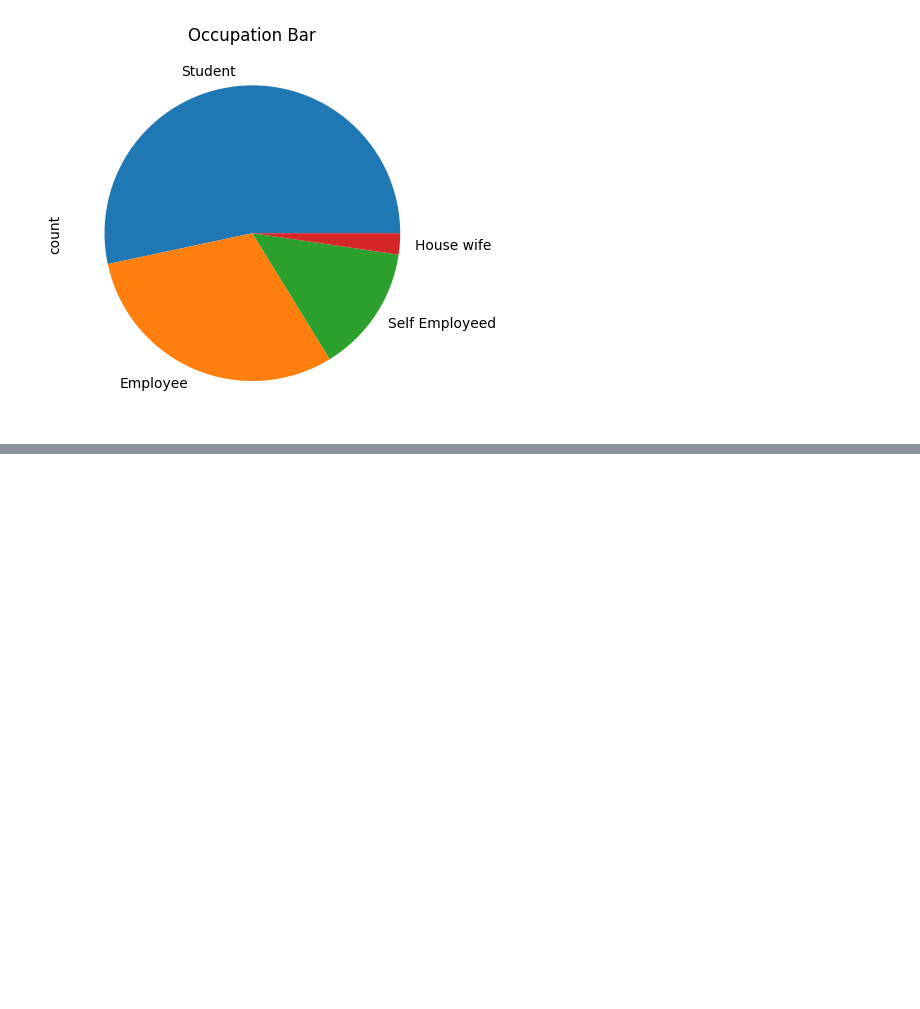
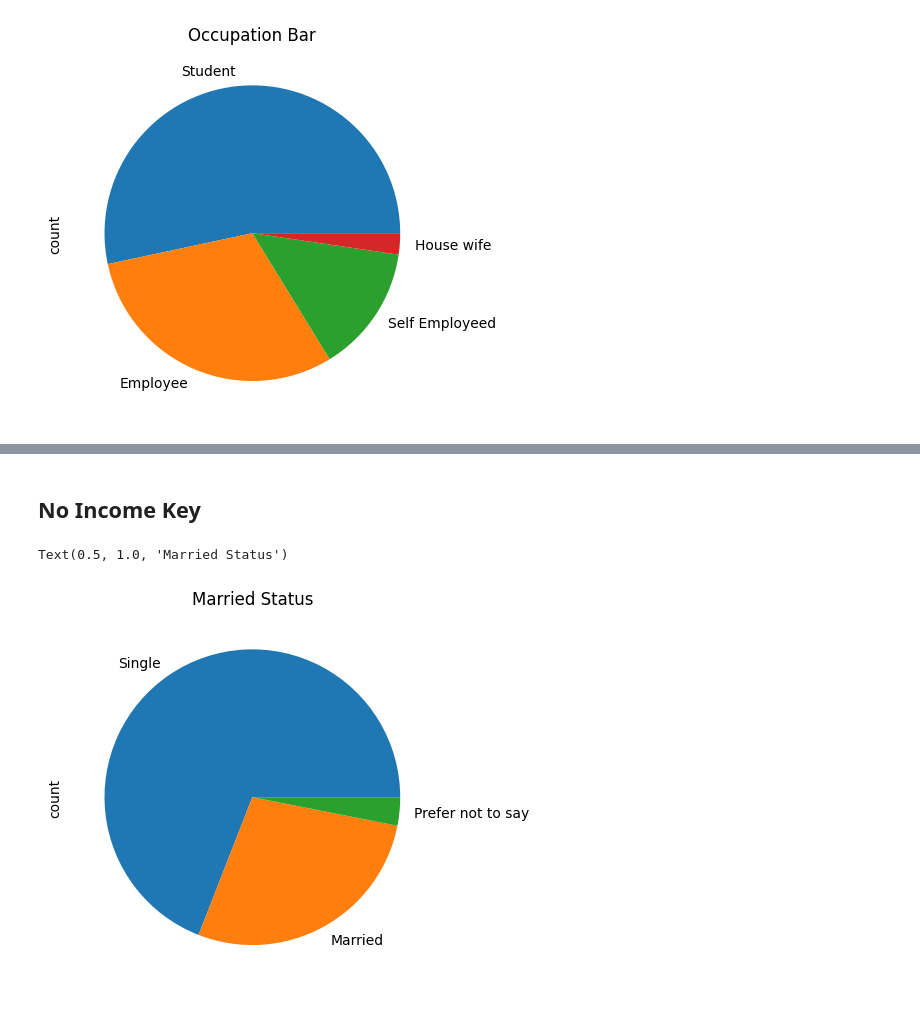
Before and after one commit to ayushsiloiya619/Online-Food-Orders-Analysis, a Jupyter notebook: Online_Food.ipynb, the cells around one changed output, grey strips where cells are left out. Cells and saved outputs as stored; diff of their text form; code cells hidden in the pictures; blank space fills up the shorter version.

Commit message:
added the Occupation and Married Status

```diff
--- a/Online_Food.ipynb
+++ b/Online_Food.ipynb
@@ -226,0 +232,8 @@ Text(0.5, 1.0, 'Income Bio')
+# %% [markdown]
+## No Income Key
+# %%
+df["Marital Status"].value_counts().plot(kind="pie")
+plt.title("Married Status")
+# %% [output]
+Text(0.5, 1.0, 'Married Status')
+[figure, added]
```
Also changed, not shown: parts of 4 cells of this notebook.
